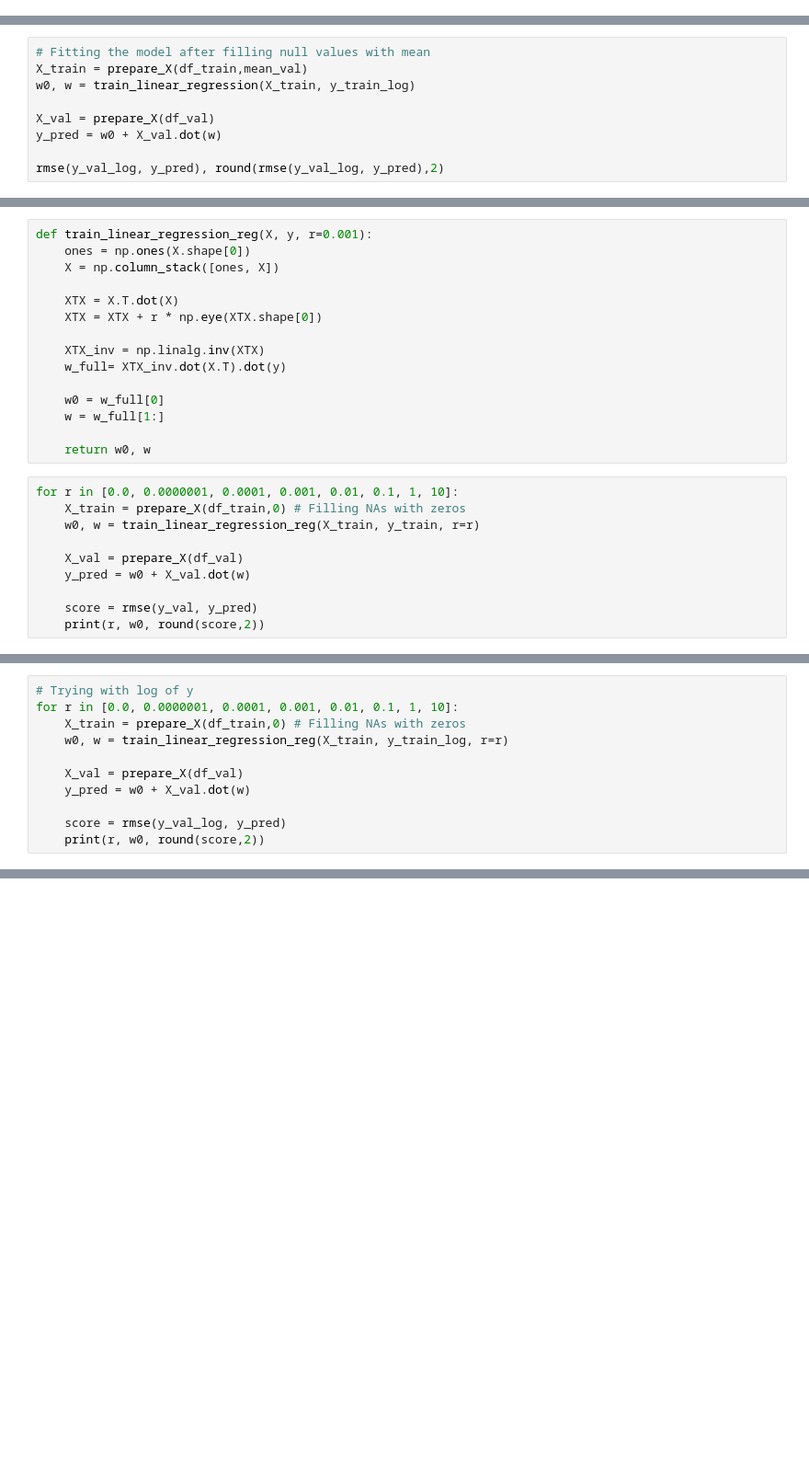
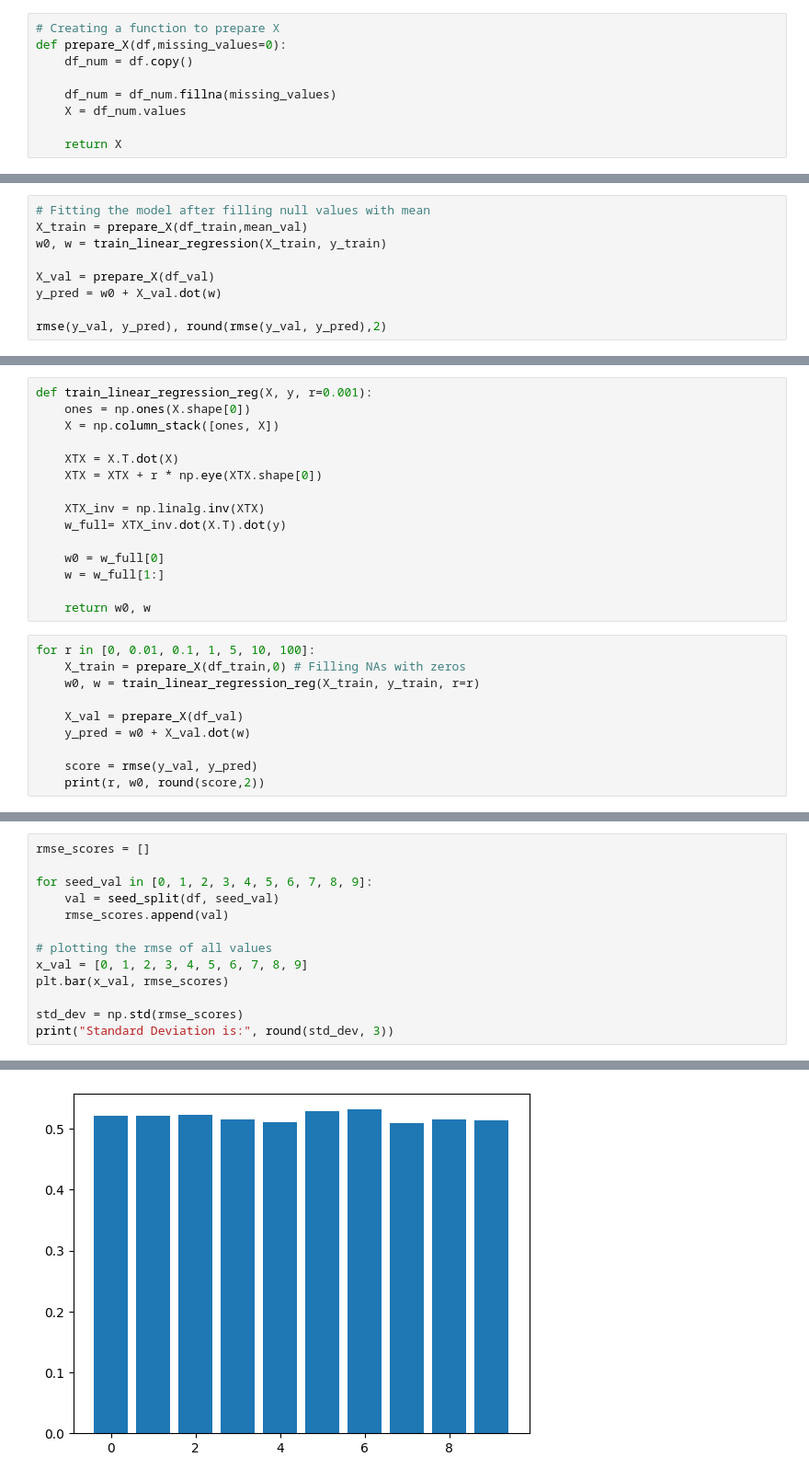
Before and after one commit to eadka/mlzoomcamp, a Jupyter notebook: 02-regression/02_regressionHomework.ipynb, the cells around one changed output, grey strips where cells are left out. Shown at 92% size. Drawn from its saved outputs; the diff is of its cells as text; blank space fills up the shorter version.

```diff
--- a/02-regression/02_regressionHomework.ipynb
+++ b/02-regression/02_regressionHomework.ipynb
@@ -126,4 +154,13 @@ def prepare_X(df,missing_values=0):
     return X
+# %%
+# Creating a function to prepare X
+def prepare_X(df,missing_values=0):
+    df_num = df.copy()
+
+    df_num = df_num.fillna(missing_values)
+    X = df_num.values
+
+    return X
 # %%
 # Code for training a linear regression model
 def train_linear_regression(X, y):
@@ -170,10 +223,10 @@ np.float64(149.5524800297232)
 # %%
 # Fitting the model after filling null values with mean
 X_train = prepare_X(df_train,mean_val)
-w0, w = train_linear_regression(X_train, y_train_log)
+w0, w = train_linear_regression(X_train, y_train)
 
 X_val = prepare_X(df_val)
 y_pred = w0 + X_val.dot(w)
 
-rmse(y_val_log, y_pred), round(rmse(y_val_log, y_pred),2)
+rmse(y_val, y_pred), round(rmse(y_val, y_pred),2)
 # %% [output]
@@ -202,7 +255,7 @@ def train_linear_regression_reg(X, y, r=0.001):
 
     return w0, w
 # %%
-for r in [0.0, 0.0000001, 0.0001, 0.001, 0.01, 0.1, 1, 10]:
+for r in [0, 0.01, 0.1, 1, 5, 10, 100]:
     X_train = prepare_X(df_train,0) # Filling NAs with zeros
     w0, w = train_linear_regression_reg(X_train, y_train, r=r)
 
@@ -223,11 +274,0 @@ for r in [0.0, 0.0000001, 0.0001, 0.001, 0.01, 0.1, 1, 10]:
-# %%
-# Trying with log of y
-for r in [0.0, 0.0000001, 0.0001, 0.001, 0.01, 0.1, 1, 10]:
-    X_train = prepare_X(df_train,0) # Filling NAs with zeros
-    w0, w = train_linear_regression_reg(X_train, y_train_log, r=r)
-
-    X_val = prepare_X(df_val)
-    y_pred = w0 + X_val.dot(w)
-
-    score = rmse(y_val_log, y_pred)
-    print(r, w0, round(score,2))
@@ -242,0 +318,14 @@ for r in [0.0, 0.0000001, 0.0001, 0.001, 0.01, 0.1, 1, 10]:
+# %%
+rmse_scores = []
+
+for seed_val in [0, 1, 2, 3, 4, 5, 6, 7, 8, 9]:
+    val = seed_split(df, seed_val)
+    rmse_scores.append(val)
+
+# plotting the rmse of all values
+x_val = [0, 1, 2, 3, 4, 5, 6, 7, 8, 9]
+plt.bar(x_val, rmse_scores)
+
+std_dev = np.std(rmse_scores)
+print("Standard Deviation is:", round(std_dev, 3))
+# %% [output]
@@ -242,0 +333 @@ for r in [0.0, 0.0000001, 0.0001, 0.001, 0.01, 0.1, 1, 10]:
+[figure, added]
```
Also changed, not shown: parts of 27 cells of this notebook.
